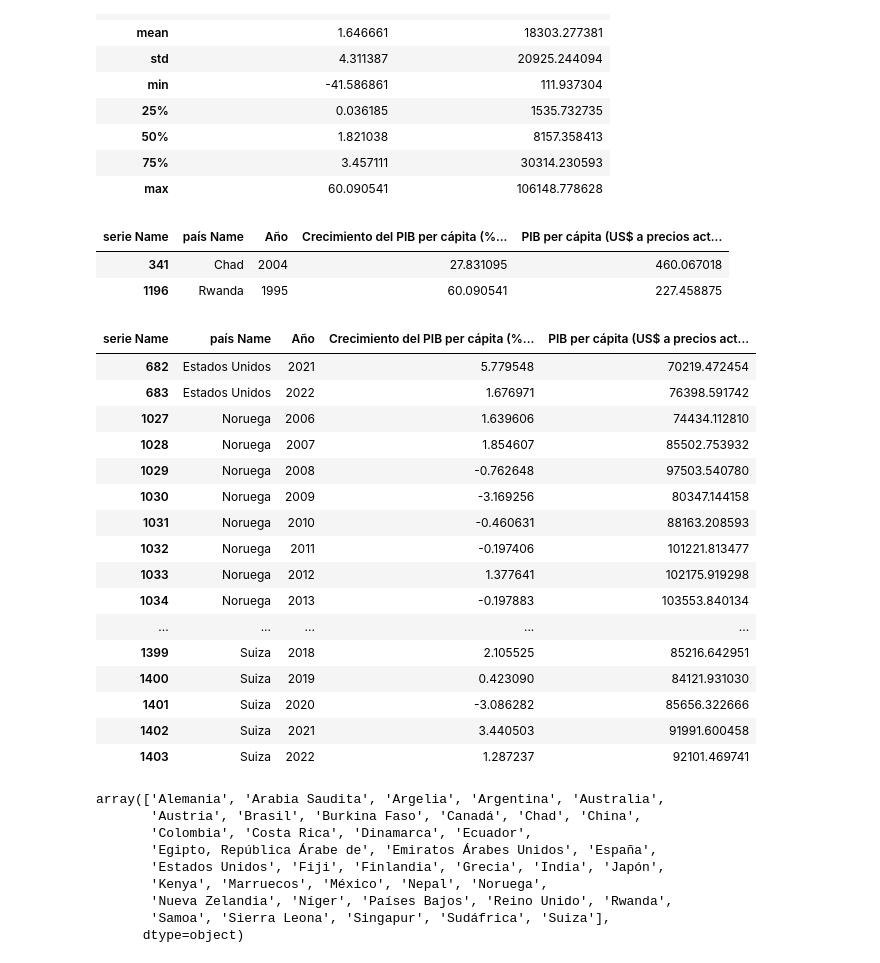
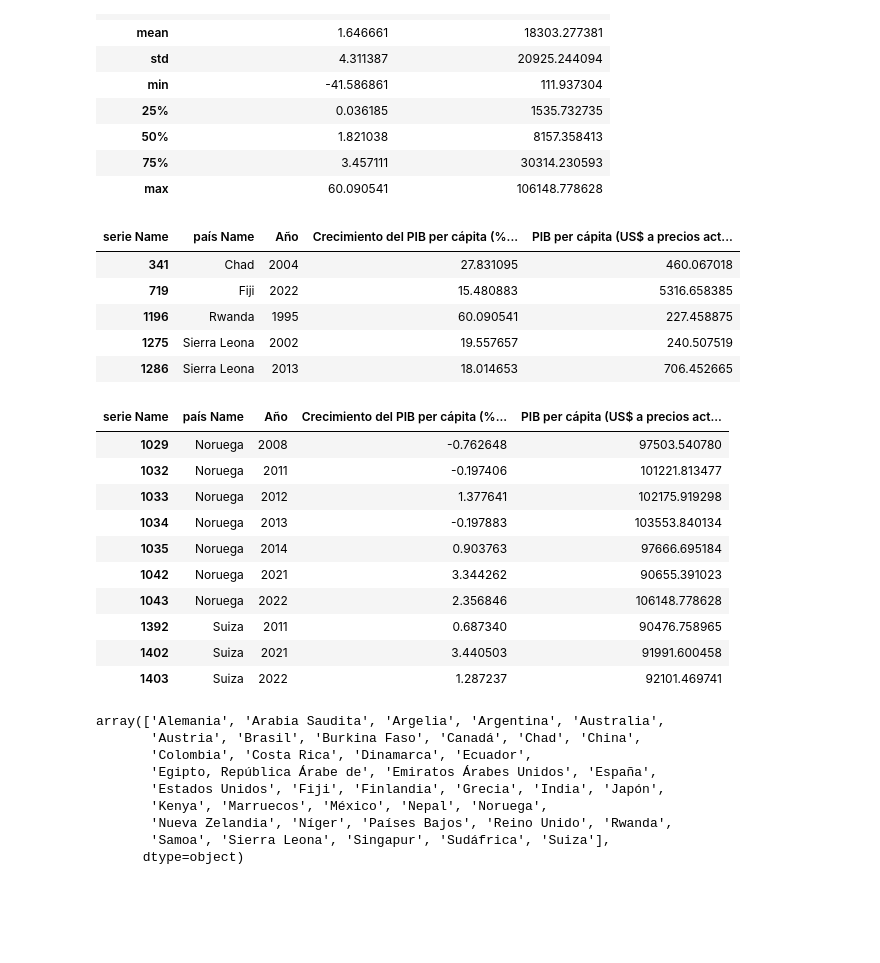
Before and after one commit to fercof87/PF-Esperanza-De-Vida, a Jupyter notebook: EDA/EDA/EDA_pbi.ipynb, the cells around one changed output. Drawn from its saved outputs; the diff is of its cells as text; code cells hidden in the pictures; blank space fills up the shorter version.

```diff
--- a/EDA/EDA/EDA_pbi.ipynb
+++ b/EDA/EDA/EDA_pbi.ipynb
@@ -216,29 +224,26 @@ df_pivoted.describe()
 | 75% | 3.457111 | 30314.230593 |
 | max | 60.090541 | 106148.778628 |
 # %%
-df_pivoted[df_pivoted["Crecimiento del PIB per cápita (% anual)"]>20]
+df_pivoted[df_pivoted["Crecimiento del PIB per cápita (% anual)"]>15]
 # %% [output]
 | serie Name | país Name | Año | Crecimiento del PIB per cápita (%... | PIB per cápita (US$ a precios act... |
 | 341 | Chad | 2004 | 27.831095 | 460.067018 |
+| 719 | Fiji | 2022 | 15.480883 | 5316.658385 |
 | 1196 | Rwanda | 1995 | 60.090541 | 227.458875 |
+| 1275 | Sierra Leona | 2002 | 19.557657 | 240.507519 |
+| 1286 | Sierra Leona | 2013 | 18.014653 | 706.452665 |
 # %%
-df_pivoted[df_pivoted["PIB per cápita (US$ a precios actuales)"]>70000]
+df_pivoted[df_pivoted["PIB per cápita (US$ a precios actuales)"]>90000]
 # %% [output]
 | serie Name | país Name | Año | Crecimiento del PIB per cápita (%... | PIB per cápita (US$ a precios act... |
-| 682 | Estados Unidos | 2021 | 5.779548 | 70219.472454 |
-| 683 | Estados Unidos | 2022 | 1.676971 | 76398.591742 |
-| 1027 | Noruega | 2006 | 1.639606 | 74434.112810 |
-| 1028 | Noruega | 2007 | 1.854607 | 85502.753932 |
 | 1029 | Noruega | 2008 | -0.762648 | 97503.540780 |
-| 1030 | Noruega | 2009 | -3.169256 | 80347.144158 |
-| 1031 | Noruega | 2010 | -0.460631 | 88163.208593 |
 | 1032 | Noruega | 2011 | -0.197406 | 101221.813477 |
 | 1033 | Noruega | 2012 | 1.377641 | 102175.919298 |
 | 1034 | Noruega | 2013 | -0.197883 | 103553.840134 |
-| ... | ... | ... | ... | ... |
-| 1399 | Suiza | 2018 | 2.105525 | 85216.642951 |
-| 1400 | Suiza | 2019 | 0.423090 | 84121.931030 |
-| 1401 | Suiza | 2020 | -3.086282 | 85656.322666 |
+| 1035 | Noruega | 2014 | 0.903763 | 97666.695184 |
+| 1042 | Noruega | 2021 | 3.344262 | 90655.391023 |
+| 1043 | Noruega | 2022 | 2.356846 | 106148.778628 |
+| 1392 | Suiza | 2011 | 0.687340 | 90476.758965 |
 | 1402 | Suiza | 2021 | 3.440503 | 91991.600458 |
 | 1403 | Suiza | 2022 | 1.287237 | 92101.469741 |
 # %%
```
Also changed, not shown: parts of 3 cells of this notebook, 5 other files.
